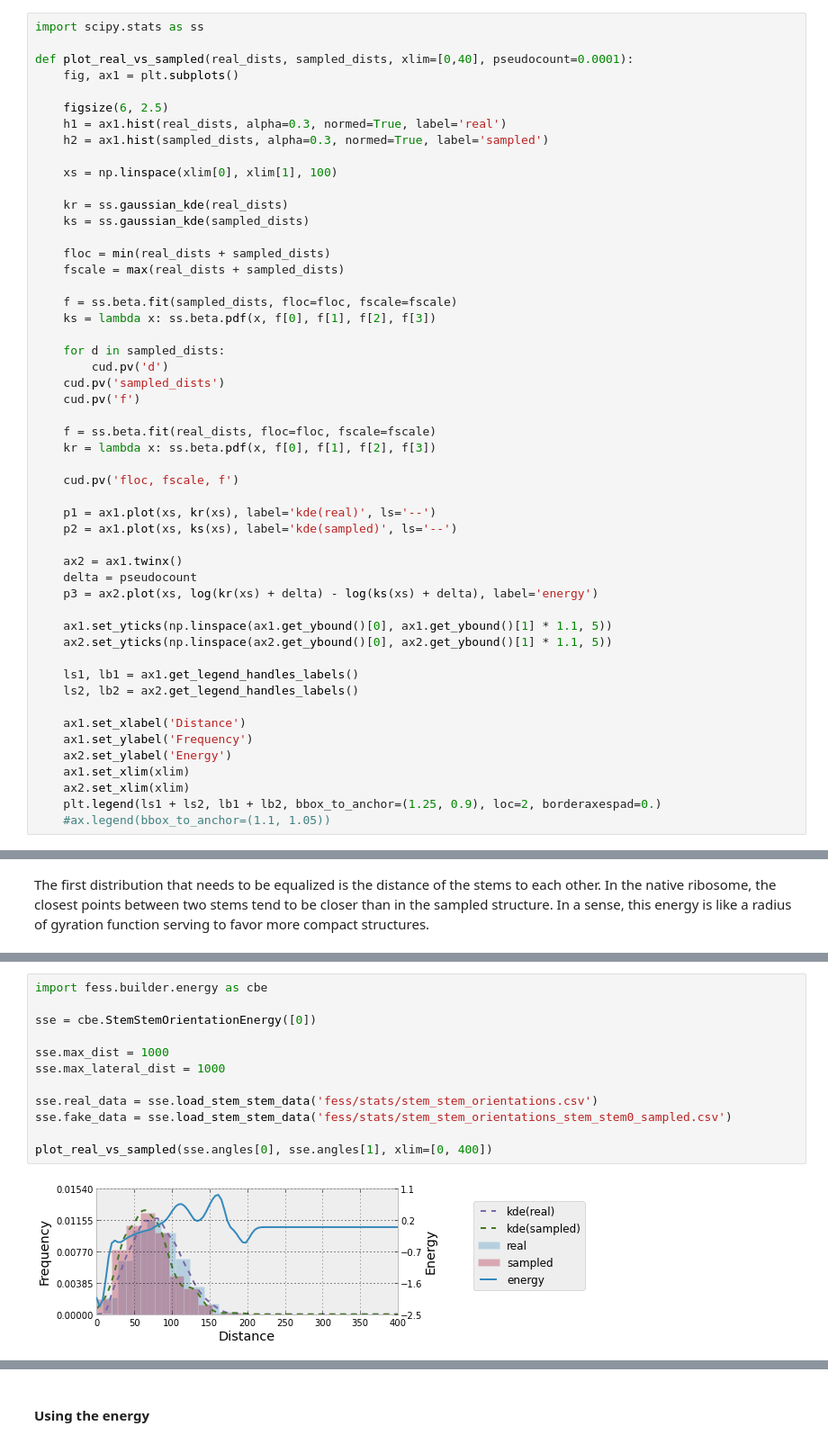
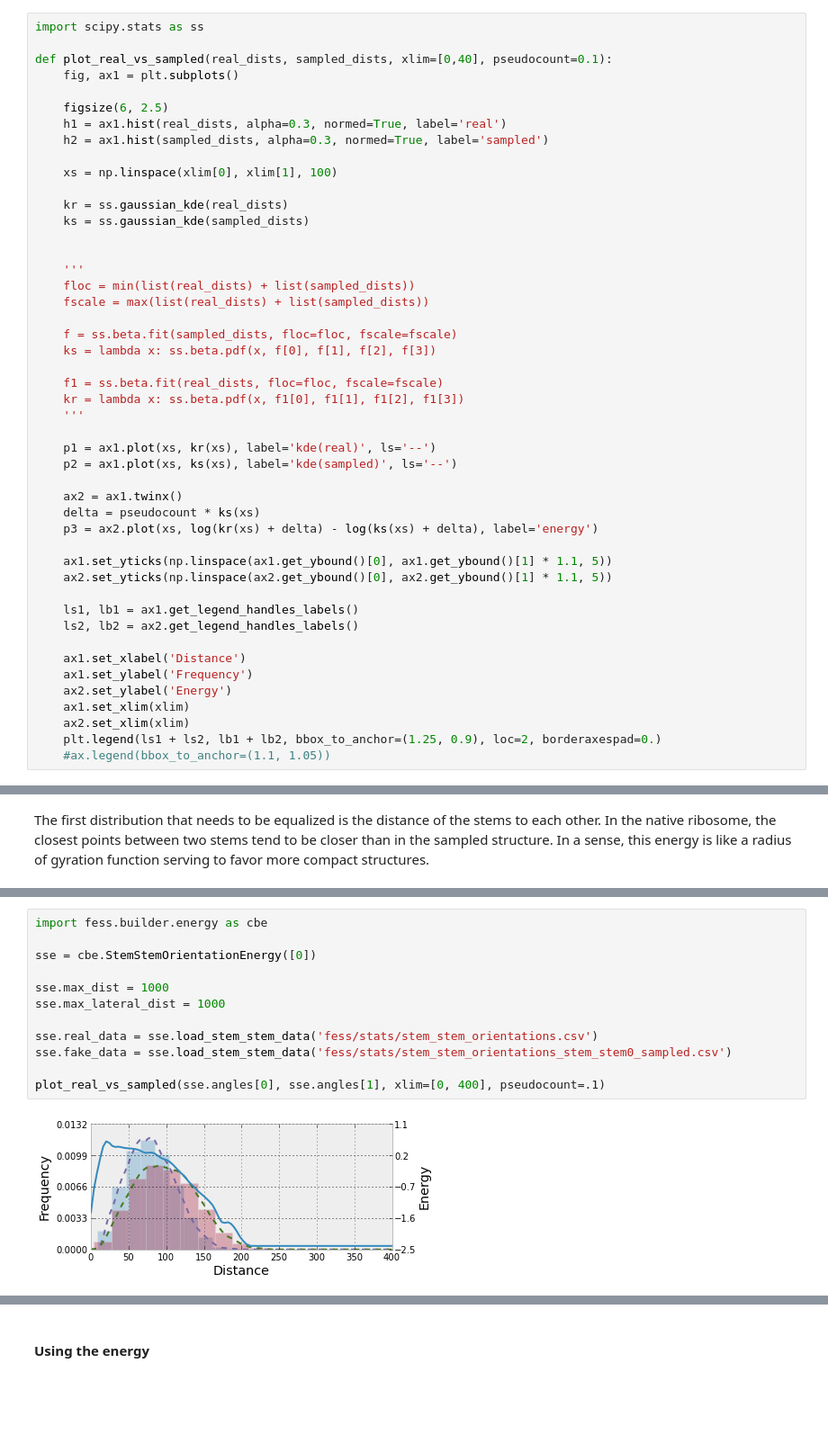
Before and after one commit to ViennaRNA/ernwin, a Jupyter notebook: ipy_notebook_ernwin.ipynb, the cells around one changed output, grey strips where cells are left out. Shown at 90% size. Drawn from its saved outputs; the diff is of its cells as text; blank space fills up the shorter version.

```diff
--- a/ipy_notebook_ernwin.ipynb
+++ b/ipy_notebook_ernwin.ipynb
@@ -203,7 +203,7 @@ The identities of the hairpins that interact will be taken from the real structu
 # %%
 import scipy.stats as ss
 
-def plot_real_vs_sampled(real_dists, sampled_dists, xlim=[0,40], pseudocount=0.0001):
+def plot_real_vs_sampled(real_dists, sampled_dists, xlim=[0,40], pseudocount=0.1):
     fig, ax1 = plt.subplots()
 
     figsize(6, 2.5)
@@ -215,27 +215,23 @@ def plot_real_vs_sampled(real_dists, sampled_dists, xlim=[0,40], pseudocount=0.0
     kr = ss.gaussian_kde(real_dists)
     ks = ss.gaussian_kde(sampled_dists)
 
-    floc = min(real_dists + sampled_dists)
-    fscale = max(real_dists + sampled_dists)
+
+    '''
+    floc = min(list(real_dists) + list(sampled_dists))
+    fscale = max(list(real_dists) + list(sampled_dists))
 
     f = ss.beta.fit(sampled_dists, floc=floc, fscale=fscale)
     ks = lambda x: ss.beta.pdf(x, f[0], f[1], f[2], f[3])
 
-    for d in sampled_dists:
-        cud.pv('d')
-    cud.pv('sampled_dists')
-    cud.pv('f')
-
-    f = ss.beta.fit(real_dists, floc=floc, fscale=fscale)
-    kr = lambda x: ss.beta.pdf(x, f[0], f[1], f[2], f[3])
-
-    cud.pv('floc, fscale, f')
+    f1 = ss.beta.fit(real_dists, floc=floc, fscale=fscale)
+    kr = lambda x: ss.beta.pdf(x, f1[0], f1[1], f1[2], f1[3])
+    '''
 
     p1 = ax1.plot(xs, kr(xs), label='kde(real)', ls='--')
     p2 = ax1.plot(xs, ks(xs), label='kde(sampled)', ls='--')
 
     ax2 = ax1.twinx()
-    delta = pseudocount
+    delta = pseudocount * ks(xs)
     p3 = ax2.plot(xs, log(kr(xs) + delta) - log(ks(xs) + delta), label='energy')
 
     ax1.set_yticks(np.linspace(ax1.get_ybound()[0], ax1.get_ybound()[1] * 1.1, 5))
@@ -309,17 +288,17 @@ plot_real_vs_sampled(sse.angles[0], sse.angles[1], xlim=[0, 400])
 # %%
 import fess.builder.energy as cbe
 
 sse = cbe.StemStemOrientationEnergy([0])
 
 sse.max_dist = 1000
 sse.max_lateral_dist = 1000
 
 sse.real_data = sse.load_stem_stem_data('fess/stats/stem_stem_orientations.csv')
 sse.fake_data = sse.load_stem_stem_data('fess/stats/stem_stem_orientations_stem_stem0_sampled.csv')
 
-plot_real_vs_sampled(sse.angles[0], sse.angles[1], xlim=[0, 400])
+plot_real_vs_sampled(sse.angles[0], sse.angles[1], xlim=[0, 400], pseudocount=.1)
 # %% [output]
-[figure, old version]
+[figure, new version]
 # %%
 sse = cbe.StemStemOrientationEnergy([1])
 
```
Also changed, not shown: parts of 9 cells of this notebook, 2 other files.
